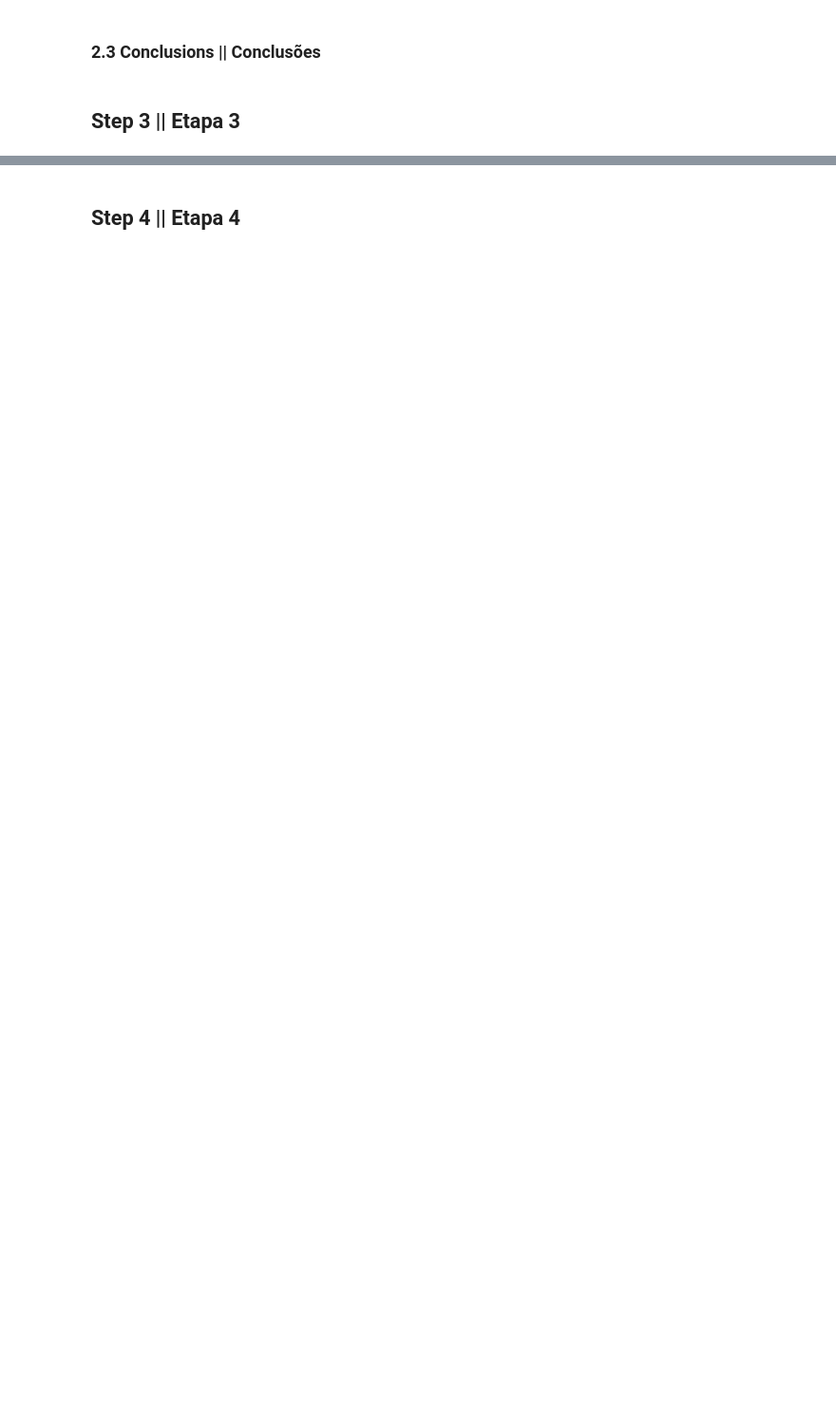
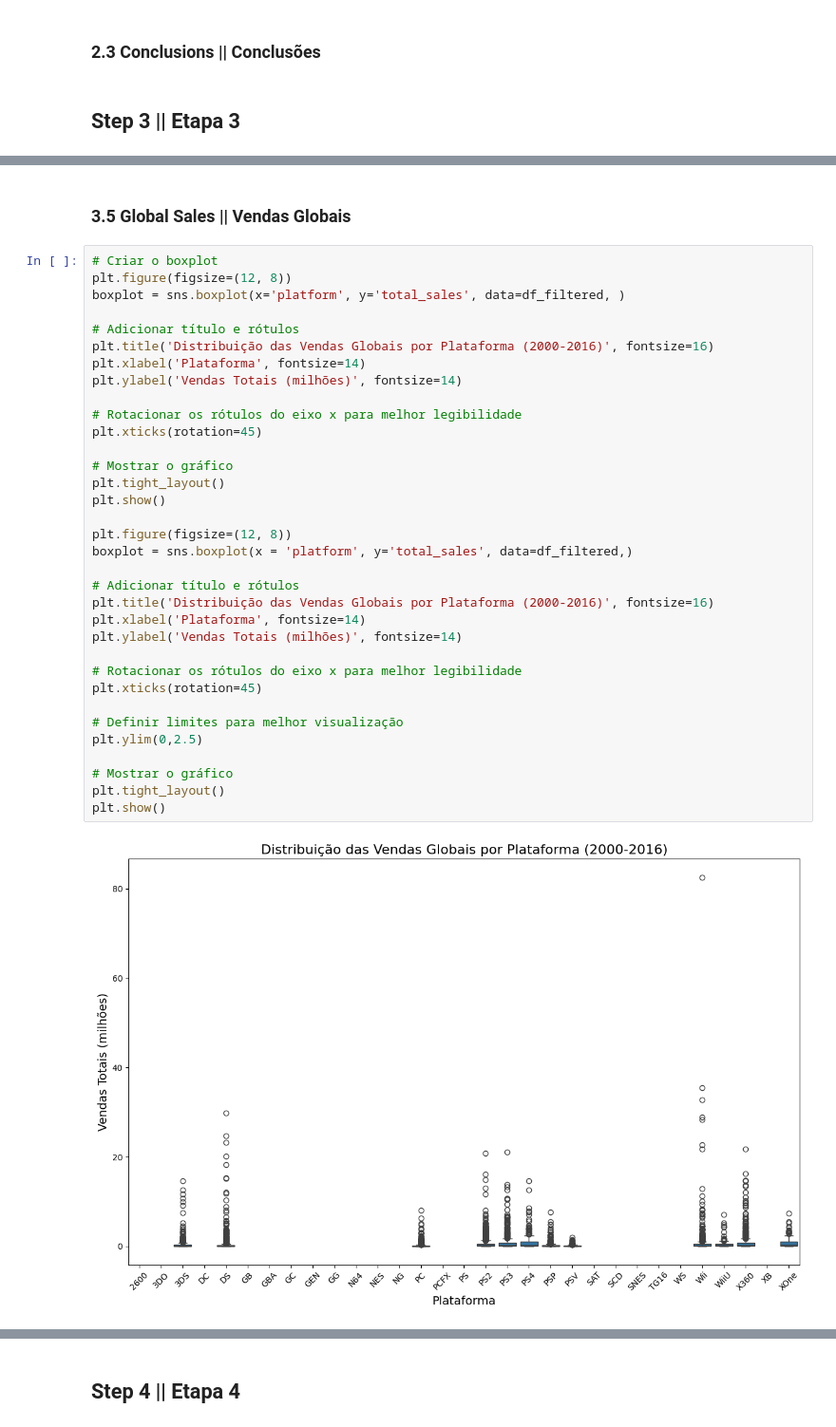
Before and after one commit to luccacondratiuk/videogame_sales_case, a Jupyter notebook: eda.ipynb, the cells around one changed output, grey strips where cells are left out. Shown at 95% size. Saved outputs shown, nothing was run; the diff lists cells and outputs as text; blank space fills up the shorter version.

```diff
--- a/eda.ipynb
+++ b/eda.ipynb
@@ -58,0 +1080,38 @@
+# %% [markdown]
+### 3.5 Global Sales || Vendas Globais
+# %%
+# Criar o boxplot
+plt.figure(figsize=(12, 8))
+boxplot = sns.boxplot(x='platform', y='total_sales', data=df_filtered, )
+
+# Adicionar título e rótulos
+plt.title('Distribuição das Vendas Globais por Plataforma (2000-2016)', fontsize=16)
+plt.xlabel('Plataforma', fontsize=14)
+plt.ylabel('Vendas Totais (milhões)', fontsize=14)
+
+# Rotacionar os rótulos do eixo x para melhor legibilidade
+plt.xticks(rotation=45)
+
+# Mostrar o gráfico
+plt.tight_layout()
+plt.show()
+
+plt.figure(figsize=(12, 8))
+boxplot = sns.boxplot(x = 'platform', y='total_sales', data=df_filtered,)
+
+# Adicionar título e rótulos
+plt.title('Distribuição das Vendas Globais por Plataforma (2000-2016)', fontsize=16)
+plt.xlabel('Plataforma', fontsize=14)
+plt.ylabel('Vendas Totais (milhões)', fontsize=14)
+
+# Rotacionar os rótulos do eixo x para melhor legibilidade
+plt.xticks(rotation=45)
+
+# Definir limites para melhor visualização
+plt.ylim(0,2.5)
+
+# Mostrar o gráfico
+plt.tight_layout()
+plt.show()
+# %% [output]
+[figure, added]
```
Also changed, not shown: parts of 99 cells of this notebook, 3 other files.
